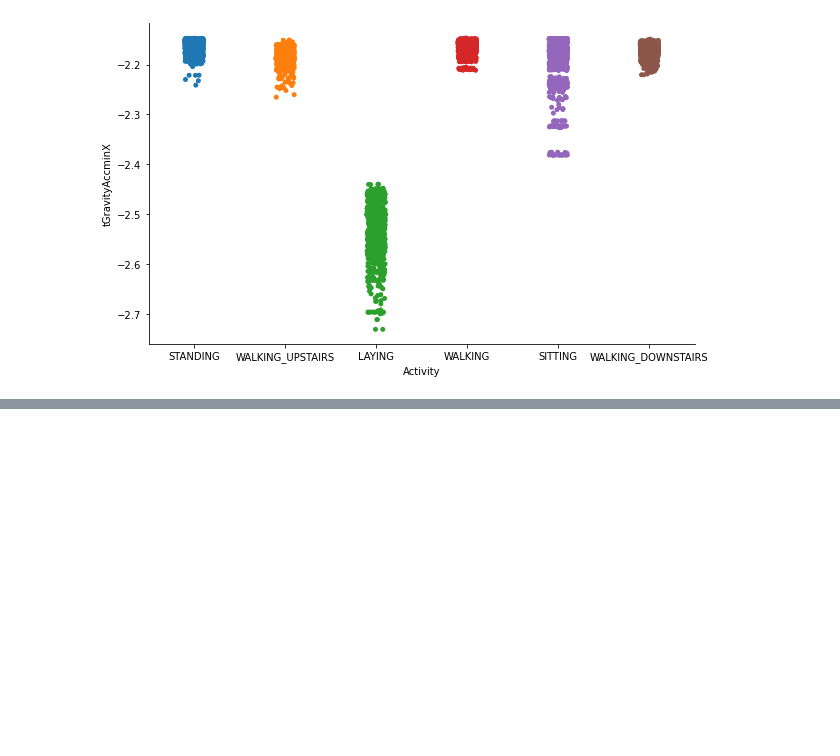
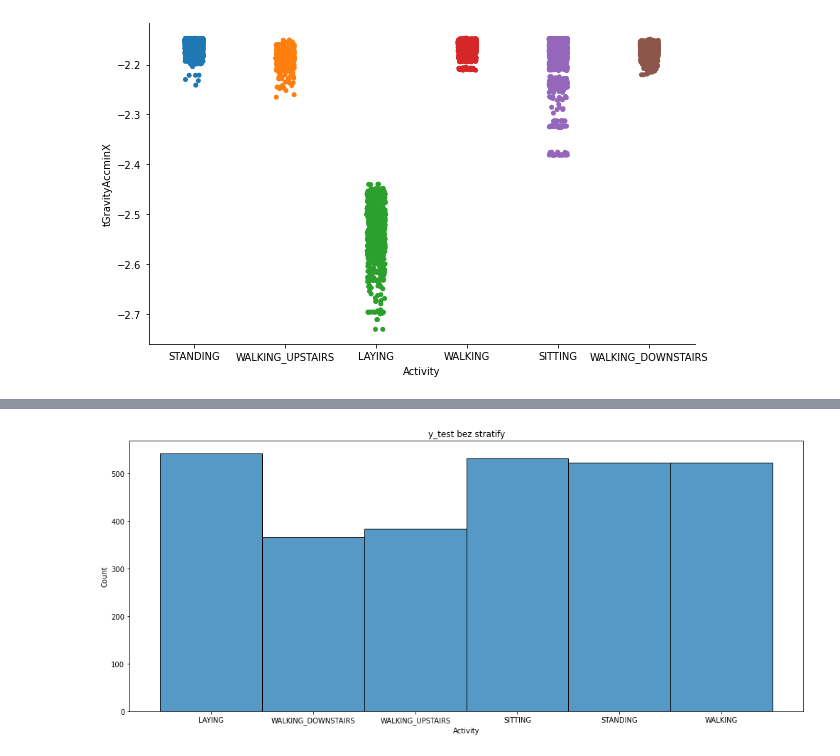
Before and after one commit to jedrzejd/Dla-mnie-dzia-a, a Jupyter notebook: data visualisation.ipynb, the cells around one changed output, grey strips where cells are left out. Drawn from its saved outputs; the diff is of its cells as text; code cells hidden in the pictures; blank space fills up the shorter version.

```diff
--- a/data visualisation.ipynb
+++ b/data visualisation.ipynb
@@ -217,0 +266,7 @@ fig4.savefig('minX_Acceleration_catplot.jpg',dpi = 100)
+# %%
+plt.figure(figsize=(17,7))
+plt.title('y_test bez stratify')
+sns.histplot(y_test)
+plt.savefig('Bez_stratify.jpg',dpi=100)
+# %% [output]
+[figure, added]
```
Also changed, not shown: parts of 6 cells of this notebook, 1 other file.
